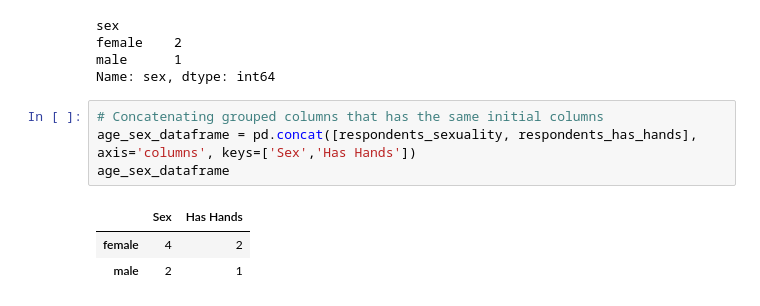
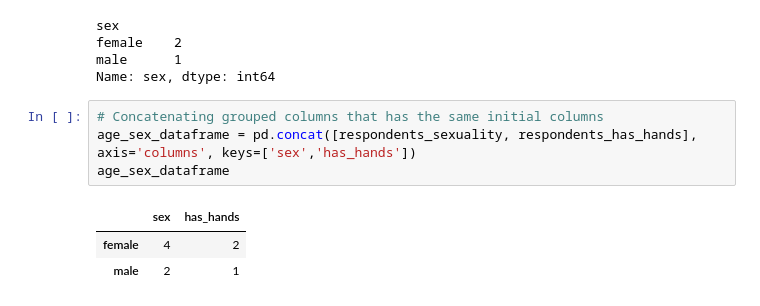
Before and after one commit to hyoaru/dsa-libraries-test, a Jupyter notebook: pandas.ipynb, the cells around one changed output. Saved outputs shown, nothing was run; the diff lists cells and outputs as text.

```diff
--- a/pandas.ipynb
+++ b/pandas.ipynb
@@ -528,9 +528,9 @@ male      1
 Name: sex, dtype: int64
 # %%
 # Concatenating grouped columns that has the same initial columns
-age_sex_dataframe = pd.concat([respondents_sexuality, respondents_has_hands], axis='columns', keys=['Sex','Has Hands'])
+age_sex_dataframe = pd.concat([respondents_sexuality, respondents_has_hands], axis='columns', keys=['sex','has_hands'])
 age_sex_dataframe
 # %% [output]
-|  | Sex | Has Hands |
+|  | sex | has_hands |
 | female | 4 | 2 |
 | male | 2 | 1 |
```
Also changed, not shown: parts of 1 cell of this notebook.
